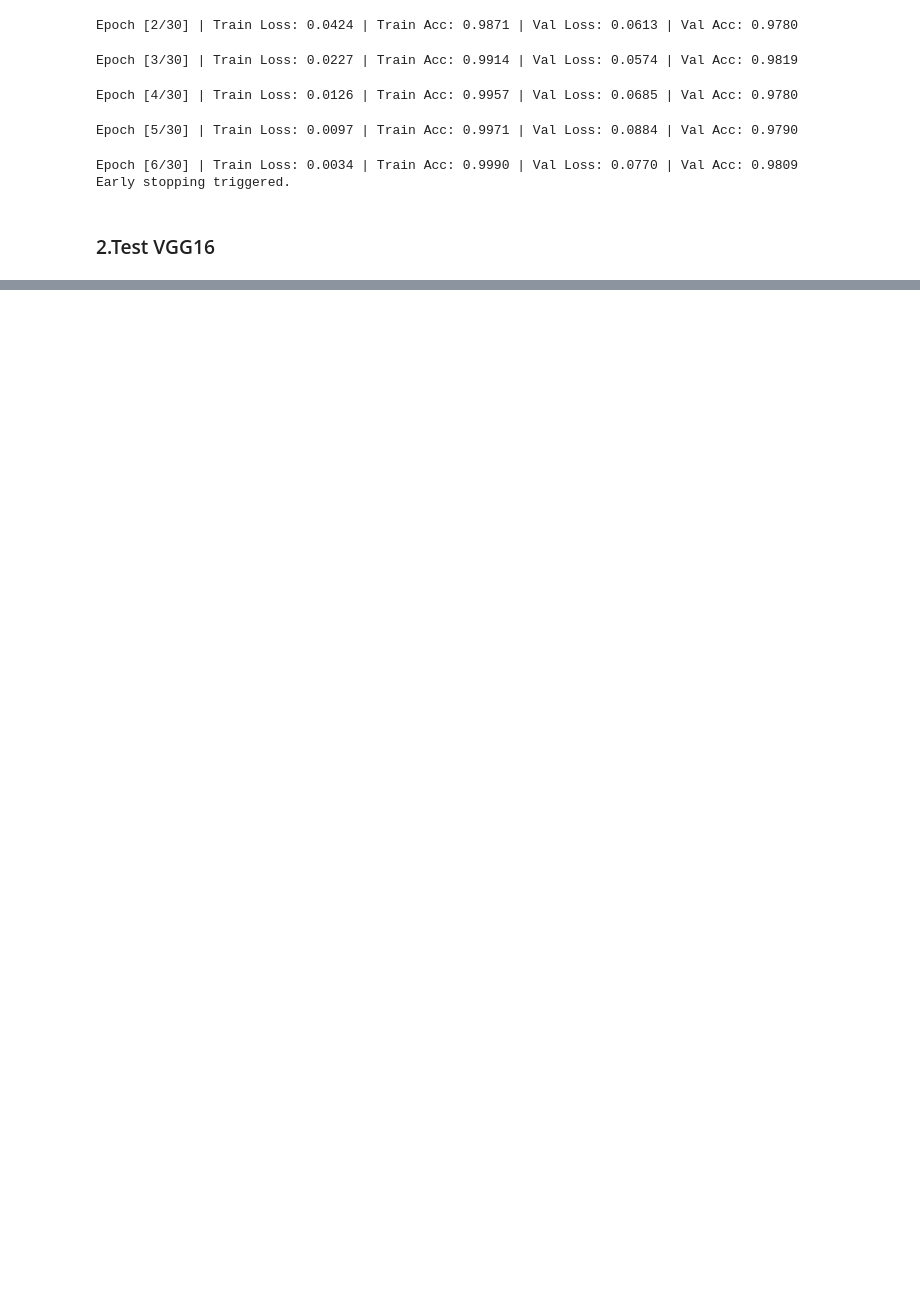
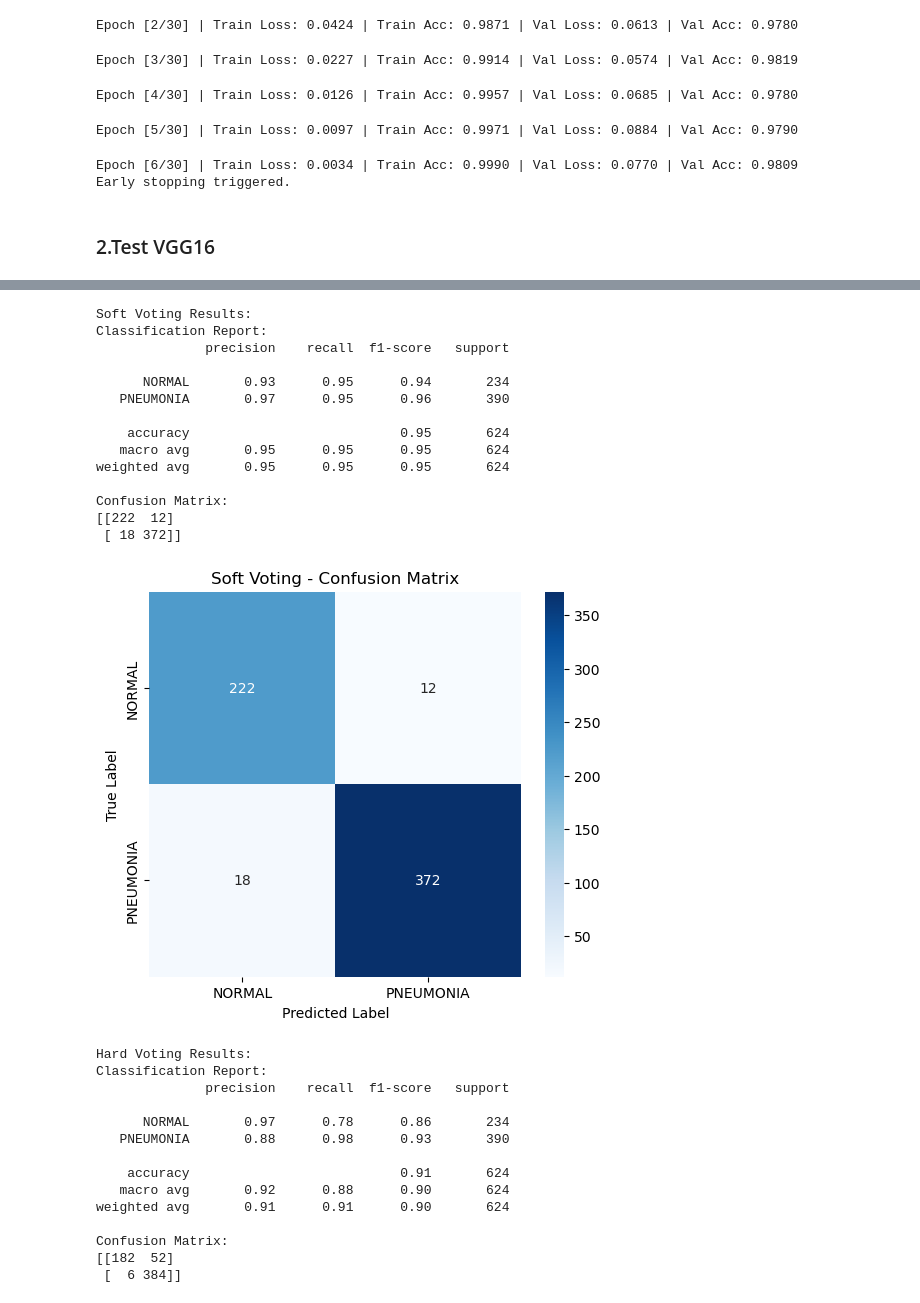
Before and after one commit to YA195/Pneumonia-Detector, a Jupyter notebook: Deepipynb.ipynb, the cells around one changed output, grey strips where cells are left out. Saved outputs shown, nothing was run; the diff lists cells and outputs as text; code cells hidden in the pictures; blank space fills up the shorter version.

```diff
--- a/Deepipynb.ipynb
+++ b/Deepipynb.ipynb
@@ -624,4 +681,9 @@ Confusion Matrix:
 # %%
-import torch
-import torch.nn.functional as F
-from torchvision import models
+models_list = [
+    load_densenet(),
+    load_mobilenet(),
+    load_efficientnet(),
+    load_vgg()
+]
+
+labels, soft_preds, hard_preds = ensemble_voting(models_list, test_loader)
@@ -780,0 +690,51 @@ Confusion Matrix:
+# %%
+def evaluate(true_labels, predicted_labels, name=""):
+    print(f"\n{name} Voting Results:")
+
+    class_report = classification_report(true_labels, predicted_labels, target_names=["NORMAL", "PNEUMONIA"])
+    print("Classification Report:")
+    print(class_report)
+
+    conf_matrix = confusion_matrix(true_labels, predicted_labels)
+    print("Confusion Matrix:")
+    print(conf_matrix)
+
+    plt.figure(figsize=(6, 5))
+    sns.heatmap(conf_matrix, annot=True, fmt='d', cmap='Blues',
+                xticklabels=["NORMAL", "PNEUMONIA"], yticklabels=["NORMAL", "PNEUMONIA"])
+    plt.ylabel('True Label')
+    plt.xlabel('Predicted Label')
+    plt.title(f'{name} Voting - Confusion Matrix')
+    plt.show()
+evaluate(labels, soft_preds, name="Soft")
+evaluate(labels, hard_preds, name="Hard")
+# %% [output]
+Soft Voting Results:
+Classification Report:
+              precision    recall  f1-score   support
+
+      NORMAL       0.93      0.95      0.94       234
+   PNEUMONIA       0.97      0.95      0.96       390
+
+    accuracy                           0.95       624
+   macro avg       0.95      0.95      0.95       624
+weighted avg       0.95      0.95      0.95       624
+
+Confusion Matrix:
+[[222  12]
+ [ 18 372]]
+[figure, added]
+Hard Voting Results:
+Classification Report:
+              precision    recall  f1-score   support
+
+      NORMAL       0.97      0.78      0.86       234
+   PNEUMONIA       0.88      0.98      0.93       390
+
+    accuracy                           0.91       624
+   macro avg       0.92      0.88      0.90       624
+weighted avg       0.91      0.91      0.90       624
+
+Confusion Matrix:
+[[182  52]
+ [  6 384]]
```
Also changed, not shown: parts of 20 cells of this notebook, 3 other files.
